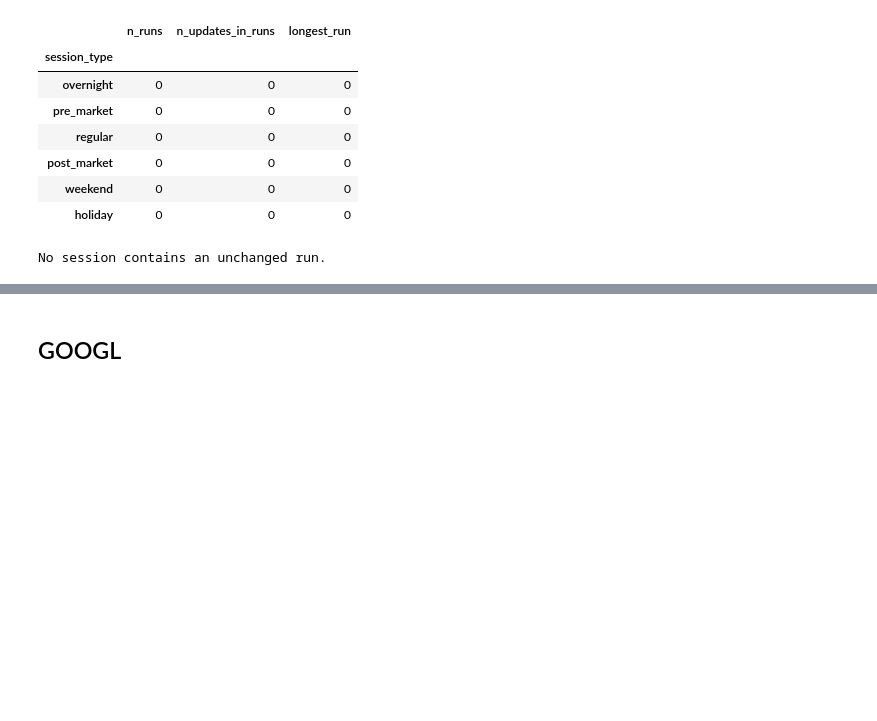
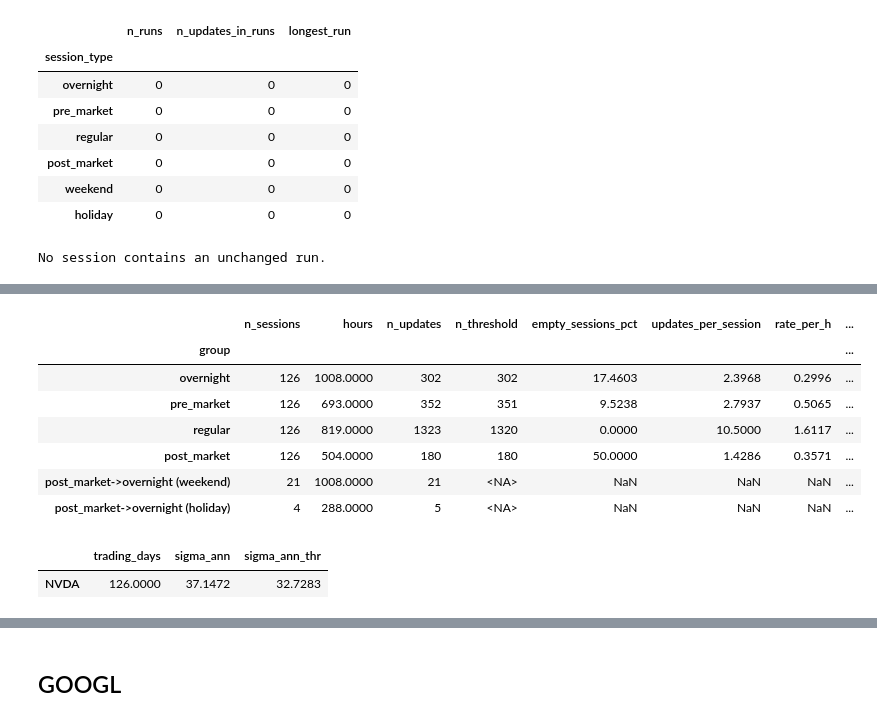
Before and after one commit to Robert29000/tokenized-price-feed-research, a Jupyter notebook: research.ipynb, the cells around one changed output, grey strips where cells are left out. Drawn from its saved outputs; the diff is of its cells as text; code cells hidden in the pictures; blank space fills up the shorter version.

```diff
--- a/research.ipynb
+++ b/research.ipynb
@@ -349,0 +592,14 @@ No session contains an unchanged run.
+# %%
+display(update_rate_table(feeds["NVDA"]))
+display(annualized_volatility(feeds["NVDA"]).to_frame().T)
+# %% [output]
+|  | n_sessions | hours | n_updates | n_threshold | empty_sessions_pct | updates_per_session | rate_per_h | ... |
+| group |  |  |  |  |  |  |  | ... |
+| overnight | 126 | 1008.0000 | 302 | 302 | 17.4603 | 2.3968 | 0.2996 | ... |
+| pre_market | 126 | 693.0000 | 352 | 351 | 9.5238 | 2.7937 | 0.5065 | ... |
+| regular | 126 | 819.0000 | 1323 | 1320 | 0.0000 | 10.5000 | 1.6117 | ... |
+| post_market | 126 | 504.0000 | 180 | 180 | 50.0000 | 1.4286 | 0.3571 | ... |
+| post_market->overnight (weekend) | 21 | 1008.0000 | 21 | <NA> | NaN | NaN | NaN | ... |
+| post_market->overnight (holiday) | 4 | 288.0000 | 5 | <NA> | NaN | NaN | NaN | ... |
+|  | trading_days | sigma_ann | sigma_ann_thr |
+| NVDA | 126.0000 | 37.1472 | 32.7283 |
```
Also changed, not shown: parts of 40 cells of this notebook, 14 other files.
